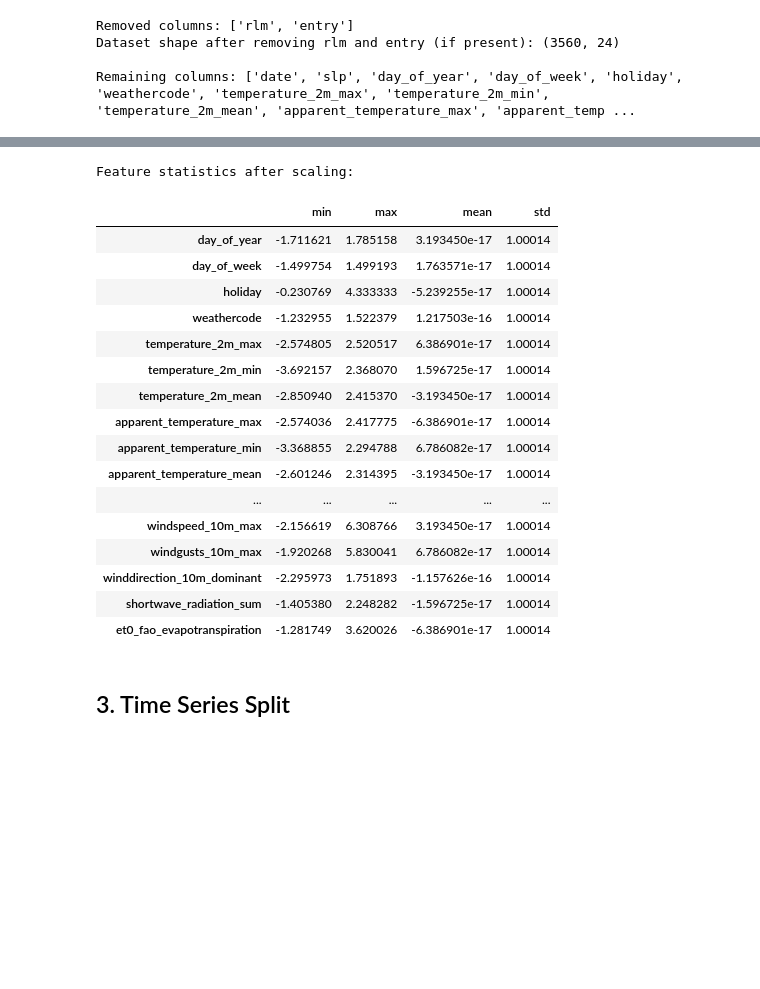
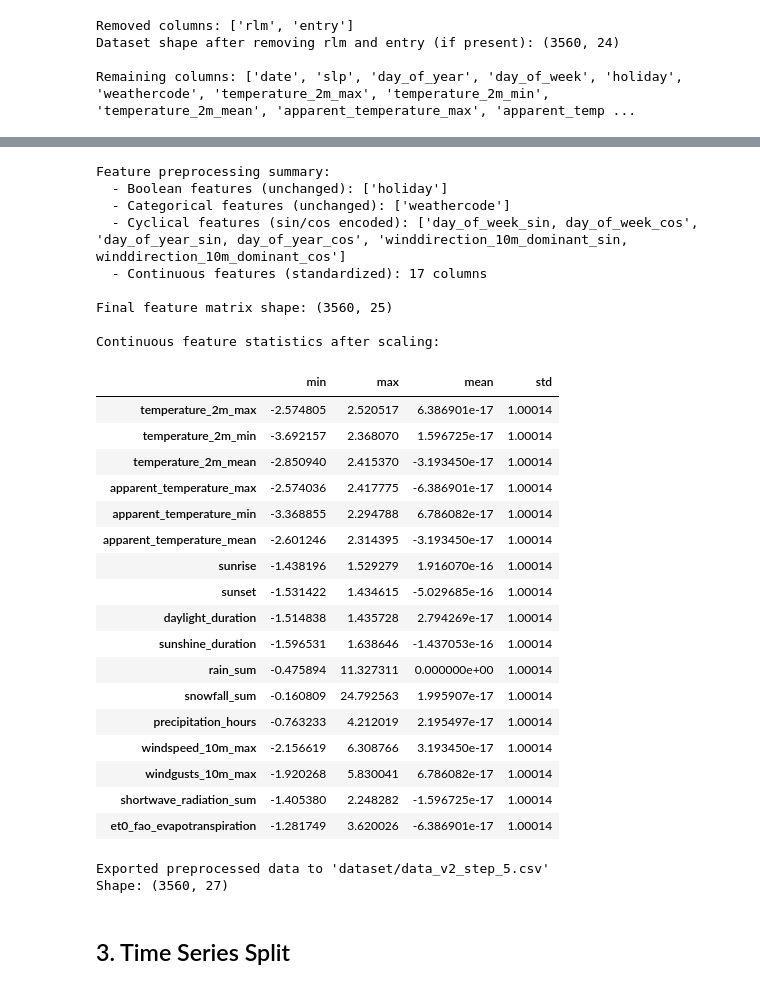
Before and after one commit to DiPalmaGiuseppe/DataScience-Project, a Jupyter notebook: src/5_model_selection.ipynb, the cells around one changed output, grey strips where cells are left out. Saved outputs shown, nothing was run; the diff lists cells and outputs as text; code cells hidden in the pictures; blank space fills up the shorter version.

Commit message:
Update Step 5  with new execution counts and improve model performance metrics; add new dataset for SLP prediction.

```diff
--- a/src/5_model_selection.ipynb
+++ b/src/5_model_selection.ipynb
@@ -85,9 +63,25 @@ dtype: int64
 X = df_clean.drop(columns=['date', 'slp'])
 y = df_clean['slp']
 
+# Define feature types for proper preprocessing
+boolean_cols = ['holiday']
+categorical_cols = ['weathercode']  # Leave as-is for tree-based models
+cyclical_cols = ['day_of_week', 'day_of_year', 'winddirection_10m_dominant']
+
+# All other columns are continuous and should be scaled
+continuous_cols = [col for col in X.columns
+                   if col not in boolean_cols + categorical_cols + cyclical_cols]
+
+# Convert continuous columns to numeric (CSV has mixed decimal formats: some use ',' some use '.')
+for col in continuous_cols:
+    X[col] = pd.to_numeric(X[col], errors='coerce')
+
 print(f"Features shape: {X.shape}")
 print(f"Target shape: {y.shape}")
-print(f"\nFeature columns: {X.columns.tolist()}")
+print(f"\nBoolean columns (not scaled): {boolean_cols}")
+print(f"Categorical columns (not scaled): {categorical_cols}")
+print(f"Cyclical columns (will be sin/cos encoded): {cyclical_cols}")
+print(f"Continuous columns (will be scaled): {continuous_cols}")
 # %% [output]
 Features shape: (3560, 22)
 Target shape: (3560,)
@@ -112,30 +163,66 @@ Feature statistics before scaling:
 # %%
-# Apply StandardScaler
+# Apply StandardScaler ONLY to continuous features
 scaler = StandardScaler()
-X_scaled = scaler.fit_transform(X)
-X_scaled = pd.DataFrame(X_scaled, columns=X.columns)
 
-print("Feature statistics after scaling:")
-X_scaled.describe().T[['min', 'max', 'mean', 'std']]
+# Start with the encoded data
+X_scaled = X_encoded.copy()
+
+# Scale only continuous columns
+X_scaled[continuous_cols] = scaler.fit_transform(X_encoded[continuous_cols])
+
+print("Feature preprocessing summary:")
+print(f"  - Boolean features (unchanged): {boolean_cols}")
+print(f"  - Categorical features (unchanged): {categorical_cols}")
+print(f"  - Cyclical features (sin/cos encoded): {[f'{c}_sin, {c}_cos' for c in cyclical_cols]}")
+print(f"  - Continuous features (standardized): {len(continuous_cols)} columns")
+print(f"\nFinal feature matrix shape: {X_scaled.shape}")
+print(f"\nContinuous feature statistics after scaling:")
+X_scaled[continuous_cols].describe().T[['min', 'max', 'mean', 'std']]
 # %% [output]
-Feature statistics after scaling:
+Feature preprocessing summary:
+  - Boolean features (unchanged): ['holiday']
+  - Categorical features (unchanged): ['weathercode']
+  - Cyclical features (sin/cos encoded): ['day_of_week_sin, day_of_week_cos', 'day_of_year_sin, day_of_year_cos', 'winddirection_10m_dominant_sin, winddirection_10m_dominant_cos']
+  - Continuous features (standardized): 17 columns
+
+Final feature matrix shape: (3560, 25)
+
+Continuous feature statistics after scaling:
 |  | min | max | mean | std |
-| day_of_year | -1.711621 | 1.785158 | 3.193450e-17 | 1.00014 |
-| day_of_week | -1.499754 | 1.499193 | 1.763571e-17 | 1.00014 |
-| holiday | -0.230769 | 4.333333 | -5.239255e-17 | 1.00014 |
-| weathercode | -1.232955 | 1.522379 | 1.217503e-16 | 1.00014 |
 | temperature_2m_max | -2.574805 | 2.520517 | 6.386901e-17 | 1.00014 |
 | temperature_2m_min | -3.692157 | 2.368070 | 1.596725e-17 | 1.00014 |
 | temperature_2m_mean | -2.850940 | 2.415370 | -3.193450e-17 | 1.00014 |
 | apparent_temperature_max | -2.574036 | 2.417775 | -6.386901e-17 | 1.00014 |
 | apparent_temperature_min | -3.368855 | 2.294788 | 6.786082e-17 | 1.00014 |
 | apparent_temperature_mean | -2.601246 | 2.314395 | -3.193450e-17 | 1.00014 |
-| ... | ... | ... | ... | ... |
+| sunrise | -1.438196 | 1.529279 | 1.916070e-16 | 1.00014 |
+| sunset | -1.531422 | 1.434615 | -5.029685e-16 | 1.00014 |
+| daylight_duration | -1.514838 | 1.435728 | 2.794269e-17 | 1.00014 |
+| sunshine_duration | -1.596531 | 1.638646 | -1.437053e-16 | 1.00014 |
+| rain_sum | -0.475894 | 11.327311 | 0.000000e+00 | 1.00014 |
+| snowfall_sum | -0.160809 | 24.792563 | 1.995907e-17 | 1.00014 |
+| precipitation_hours | -0.763233 | 4.212019 | 2.195497e-17 | 1.00014 |
 | windspeed_10m_max | -2.156619 | 6.308766 | 3.193450e-17 | 1.00014 |
 | windgusts_10m_max | -1.920268 | 5.830041 | 6.786082e-17 | 1.00014 |
-| winddirection_10m_dominant | -2.295973 | 1.751893 | -1.157626e-16 | 1.00014 |
 | shortwave_radiation_sum | -1.405380 | 2.248282 | -1.596725e-17 | 1.00014 |
 | et0_fao_evapotranspiration | -1.281749 | 3.620026 | -6.386901e-17 | 1.00014 |
+# %%
+# Export preprocessed data to CSV
+export_df = X_scaled.copy()
+export_df['slp'] = y.values
+export_df['date'] = df_clean['date'].values
+
+# Reorder columns to put date first
+cols = ['date', 'slp'] + [col for col in export_df.columns if col not in ['date', 'slp']]
+export_df = export_df[cols]
+
+# Save to dataset folder
+export_df.to_csv('dataset/data_v2_step_5.csv', sep=';', decimal=',', index=False)
+print(f"Exported preprocessed data to 'dataset/data_v2_step_5.csv'")
+print(f"Shape: {export_df.shape}")
+# %% [output]
+Exported preprocessed data to 'dataset/data_v2_step_5.csv'
+Shape: (3560, 27)
 # %% [markdown]
 ## 3. Time Series Split
 # %%
```
Also changed, not shown: parts of 9 cells of this notebook, 1 other file.
